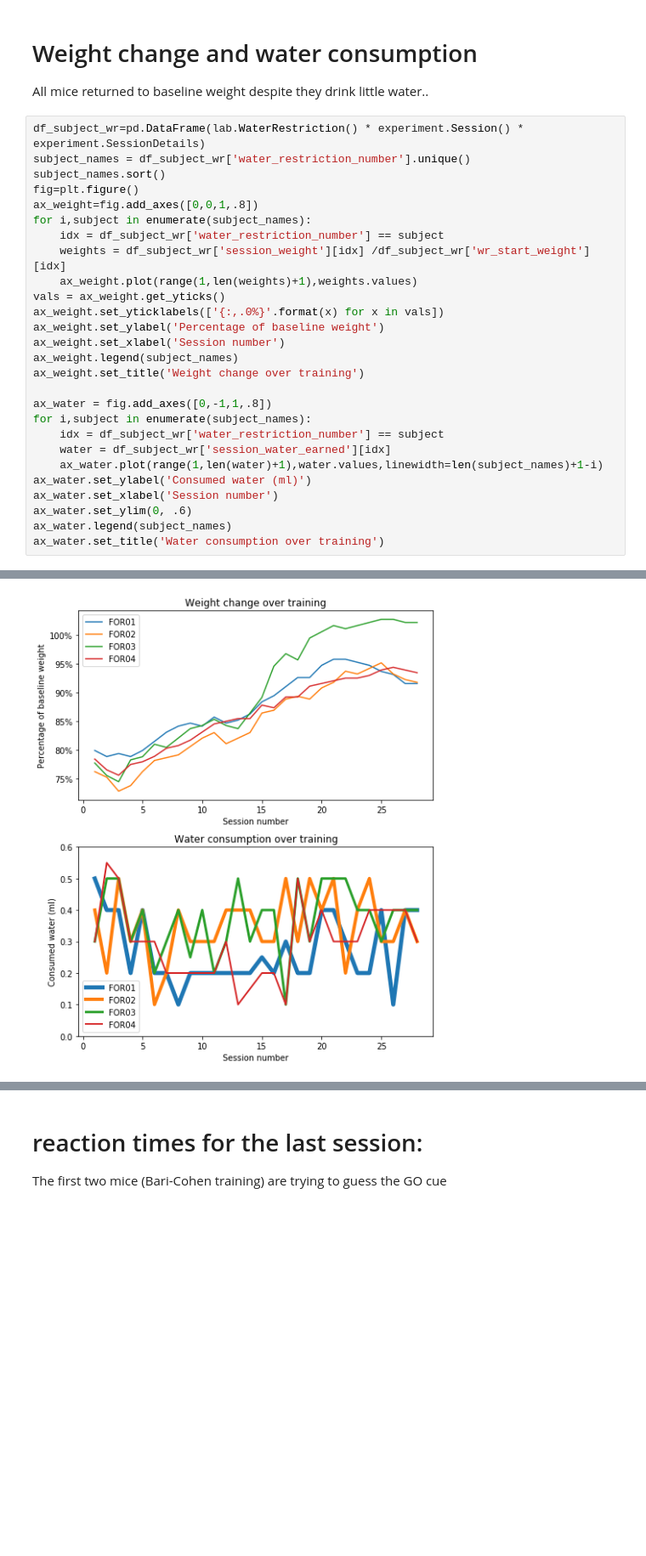
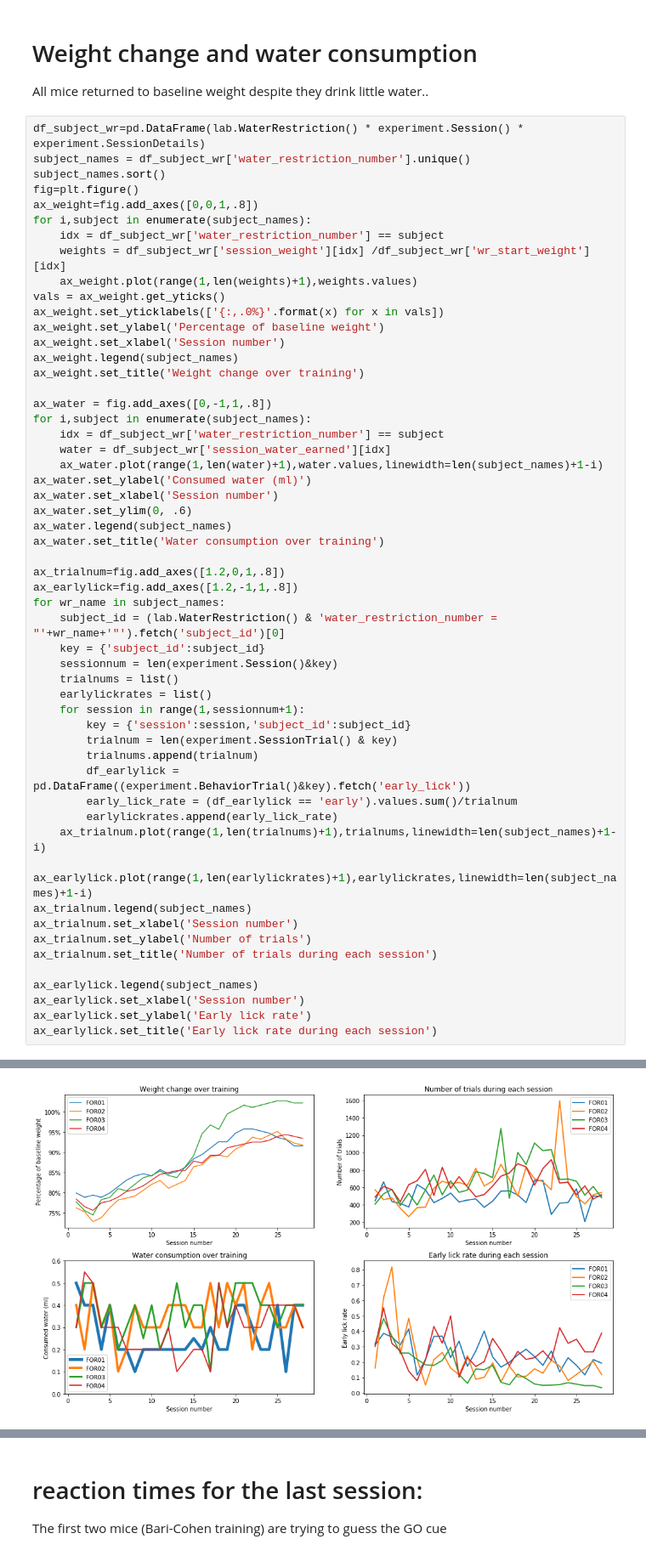
Before and after one commit to rozmar/DataPipeline, a Jupyter notebook: foraging_analysis.ipynb, the cells around one changed output, grey strips where cells are left out. Shown at 85% size. Drawn from its saved outputs; the diff is of its cells as text; blank space fills up the shorter version.

```diff
--- a/foraging_analysis.ipynb
+++ b/foraging_analysis.ipynb
@@ -40,4 +40,31 @@ ax_water.set_xlabel('Session number')
 ax_water.set_ylim(0, .6)
 ax_water.legend(subject_names)
 ax_water.set_title('Water consumption over training')
+
+ax_trialnum=fig.add_axes([1.2,0,1,.8])
+ax_earlylick=fig.add_axes([1.2,-1,1,.8])
+for wr_name in subject_names:
+    subject_id = (lab.WaterRestriction() & 'water_restriction_number = "'+wr_name+'"').fetch('subject_id')[0]
+    key = {'subject_id':subject_id}
+    sessionnum = len(experiment.Session()&key)
+    trialnums = list()
+    earlylickrates = list()
+    for session in range(1,sessionnum+1):
+        key = {'session':session,'subject_id':subject_id}
+        trialnum = len(experiment.SessionTrial() & key)
+        trialnums.append(trialnum)
+        df_earlylick = pd.DataFrame((experiment.BehaviorTrial()&key).fetch('early_lick'))
+        early_lick_rate = (df_earlylick == 'early').values.sum()/trialnum
+        earlylickrates.append(early_lick_rate)
+    ax_trialnum.plot(range(1,len(trialnums)+1),trialnums,linewidth=len(subject_names)+1-i)
+    ax_earlylick.plot(range(1,len(earlylickrates)+1),earlylickrates,linewidth=len(subject_names)+1-i)
+ax_trialnum.legend(subject_names)
+ax_trialnum.set_xlabel('Session number')
+ax_trialnum.set_ylabel('Number of trials')
+ax_trialnum.set_title('Number of trials during each session')
+
+ax_earlylick.legend(subject_names)
+ax_earlylick.set_xlabel('Session number')
+ax_earlylick.set_ylabel('Early lick rate')
+ax_earlylick.set_title('Early lick rate during each session')
 # %% [output]
@@ -45 +72 @@ Text(0.5, 1.0, 'Water consumption over training')
-[figure, old version]
+[figure, new version]
```
Also changed, not shown: parts of 3 cells of this notebook.
